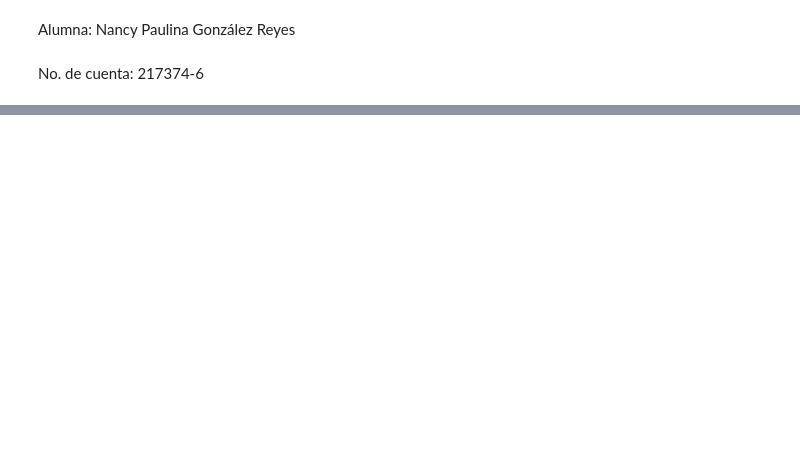
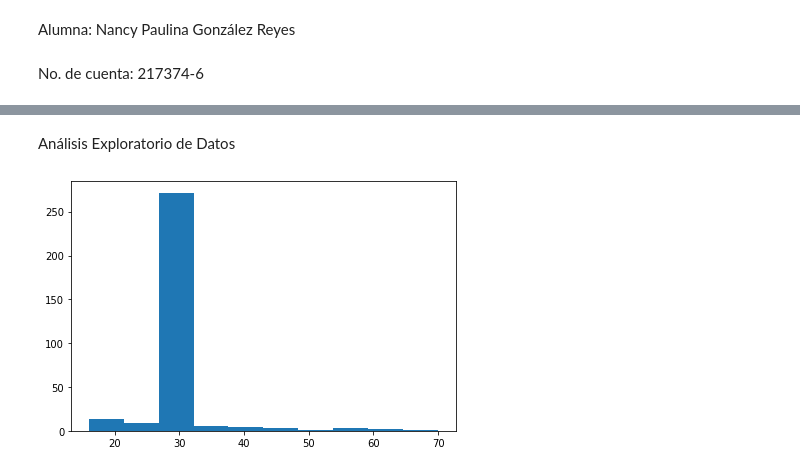
Before and after one commit to pauNancy21/Tareas-Ciencia-Datos, a Jupyter notebook: Código_fuente_ASE_I_NPGR.ipynb, the cells around one changed output, grey strips where cells are left out. Drawn from its saved outputs; the diff is of its cells as text; code cells hidden in the pictures; blank space fills up the shorter version.

```diff
--- a/Código_fuente_ASE_I_NPGR.ipynb
+++ b/Código_fuente_ASE_I_NPGR.ipynb
@@ -54,4 +54,7 @@ Saving Encuesta Violencia y Abusos sexuales en el Metro.csv to Encuesta Violenci
 # %%
 #Leer los archivos
-violenciametro = pd.read_csv(io.BytesIO(uploaded['Análisis de la violencia y abusos sexuales en el sistema de metro de la CDMX (2).csv']), sep = ';')
-encuestaviolencia = pd.read_csv(io.BytesIO(uploaded['Encuesta Violencia y Abusos sexuales en el Metro.csv']), sep = ',')
+violenciametro = pd.read_csv(io.BytesIO(uploaded['Análisis de la violencia y abusos sexuales en el sistema de metro de la CDMX (2).csv']), sep = ',')
+encuestaviolencia = pd.read_csv(io.BytesIO(uploaded['Análisis de violencia hacia las mujeres en el metro.csv']), sep = ',')
+# Forma de los datos
+print('Base shape: ', violenciametro.shape)
+print('Encuesta shape: ', encuestaviolencia.shape)
@@ -57,0 +64,6 @@ encuestaviolencia = pd.read_csv(io.BytesIO(uploaded['Encuesta Violencia y Abusos
+# %%
+# Se crea una secuencia de DataFrame
+frames = [violenciametro, encuestaviolencia]
+#Se concatenan los archivos
+datos = pd.concat(frames, sort = False)
+datos
@@ -57,0 +280,9 @@ encuestaviolencia = pd.read_csv(io.BytesIO(uploaded['Encuesta Violencia y Abusos
+# %%
+#Sustitur los valores por la media
+#La media reemplaza los datos numéricos
+
+mean = (datos["edad-victima"].mean())
+datos["edad-victima"].fillna(mean, inplace=True)
+
+mean = (datos["edad"].mean())
+datos["edad"].fillna(mean, inplace=True)
@@ -57,0 +309,8 @@ encuestaviolencia = pd.read_csv(io.BytesIO(uploaded['Encuesta Violencia y Abusos
+# %% [markdown]
+Análisis Exploratorio de Datos
+# %%
+fig, ax = plt.subplots(nrows=1, ncols=1)
+plt.hist(datos["edad"].fillna(0).astype(int))
+fig.tight_layout()
+# %% [output]
+[figure, added]
```
Also changed, not shown: parts of 17 cells of this notebook.
